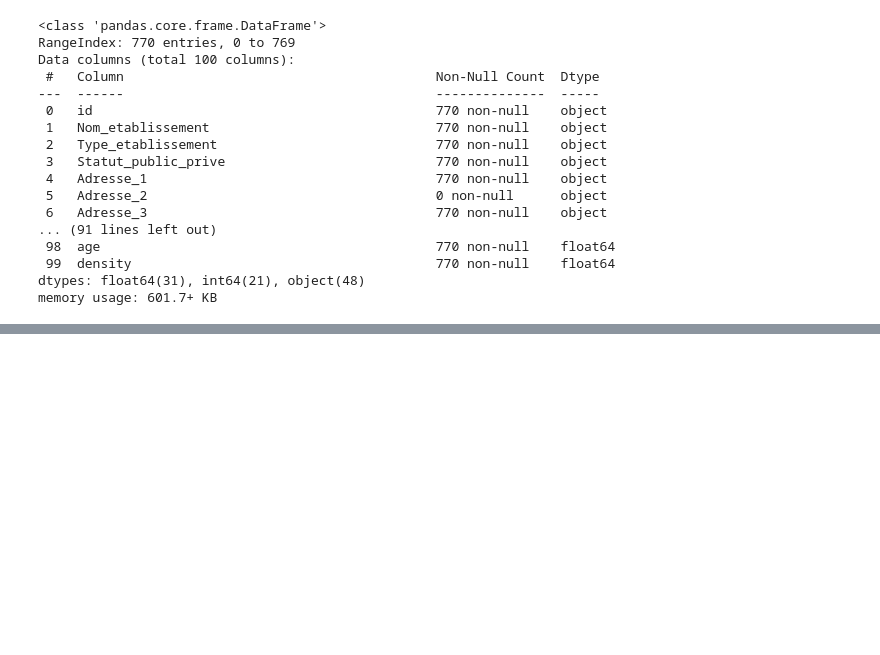
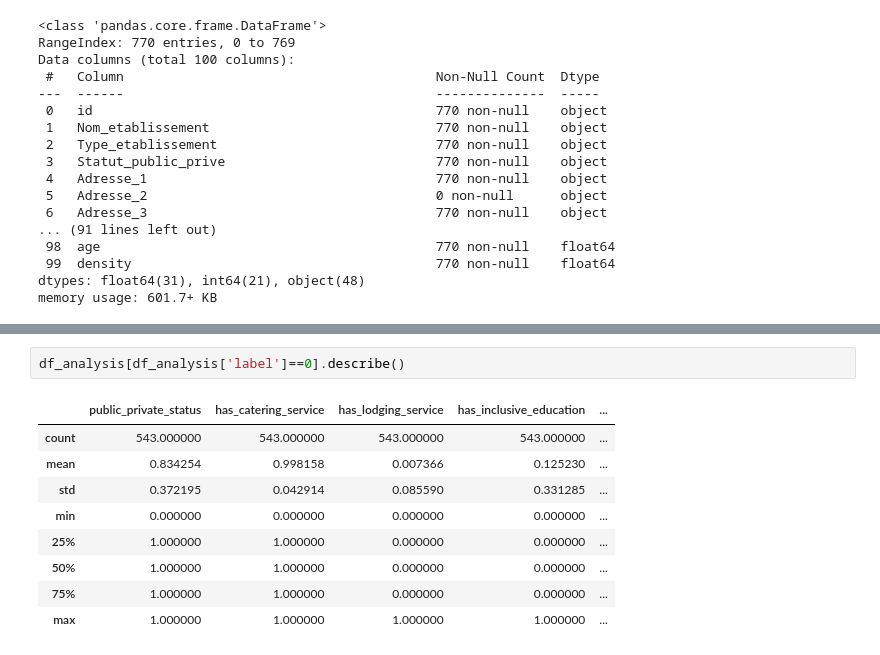
Before and after one commit to carlosbarrone/personal, a Jupyter notebook: notebooks/python/paris_nursery_schools.ipynb, the cells around one changed output, grey strips where cells are left out. Drawn from its saved outputs; the diff is of its cells as text; blank space fills up the shorter version.

```diff
--- a/notebooks/python/paris_nursery_schools.ipynb
+++ b/notebooks/python/paris_nursery_schools.ipynb
@@ -670,0 +822,12 @@ df.iloc[:,:]
+# %%
+df_analysis[df_analysis['label']==0].describe()
+# %% [output]
+|  | public_private_status | has_catering_service | has_lodging_service | has_inclusive_education | ... |
+| count | 543.000000 | 543.000000 | 543.000000 | 543.000000 | ... |
+| mean | 0.834254 | 0.998158 | 0.007366 | 0.125230 | ... |
+| std | 0.372195 | 0.042914 | 0.085590 | 0.331285 | ... |
+| min | 0.000000 | 0.000000 | 0.000000 | 0.000000 | ... |
+| 25% | 1.000000 | 1.000000 | 0.000000 | 0.000000 | ... |
+| 50% | 1.000000 | 1.000000 | 0.000000 | 0.000000 | ... |
+| 75% | 1.000000 | 1.000000 | 0.000000 | 0.000000 | ... |
+| max | 1.000000 | 1.000000 | 1.000000 | 1.000000 | ... |
```
Also changed, not shown: parts of 26 cells of this notebook.
